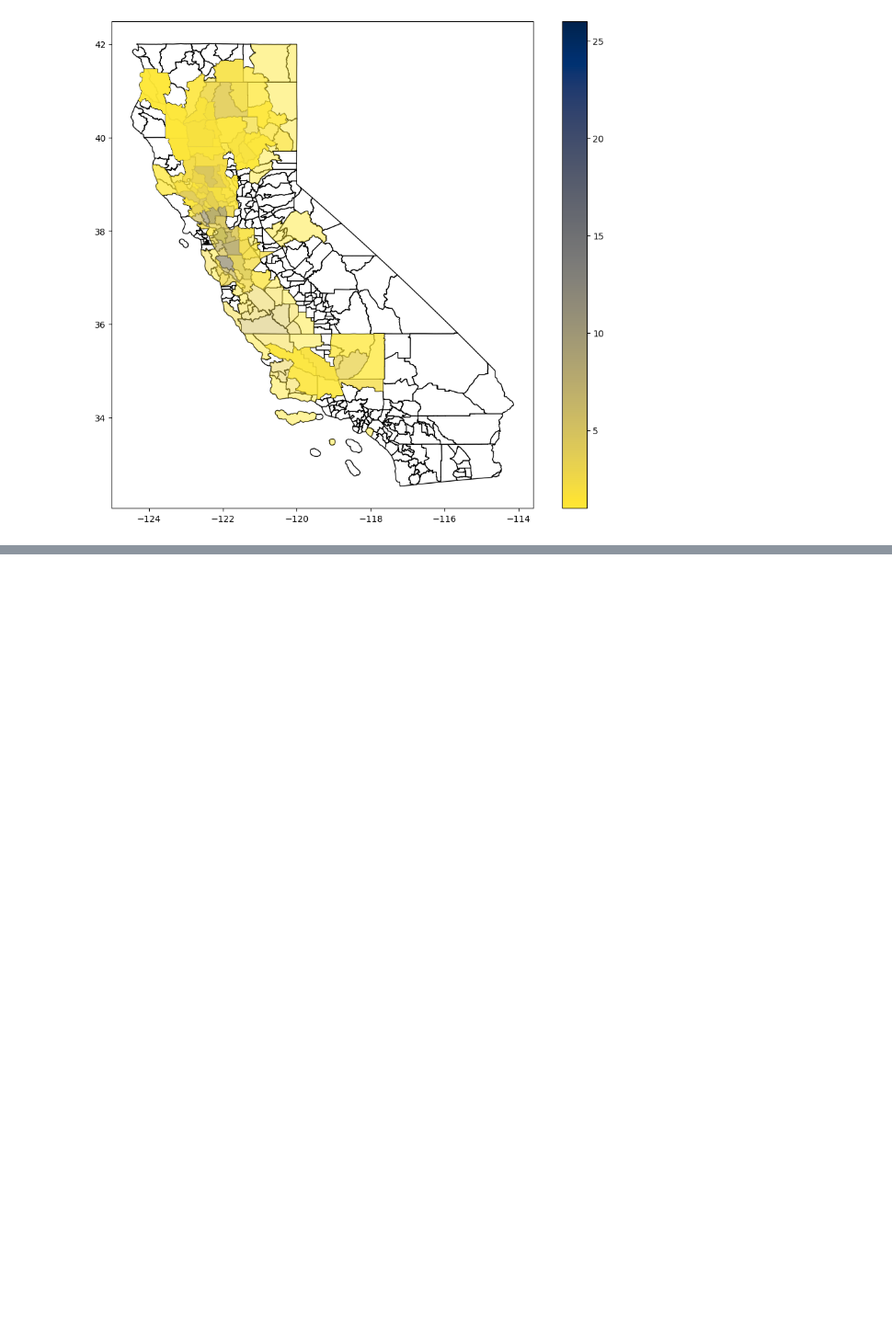
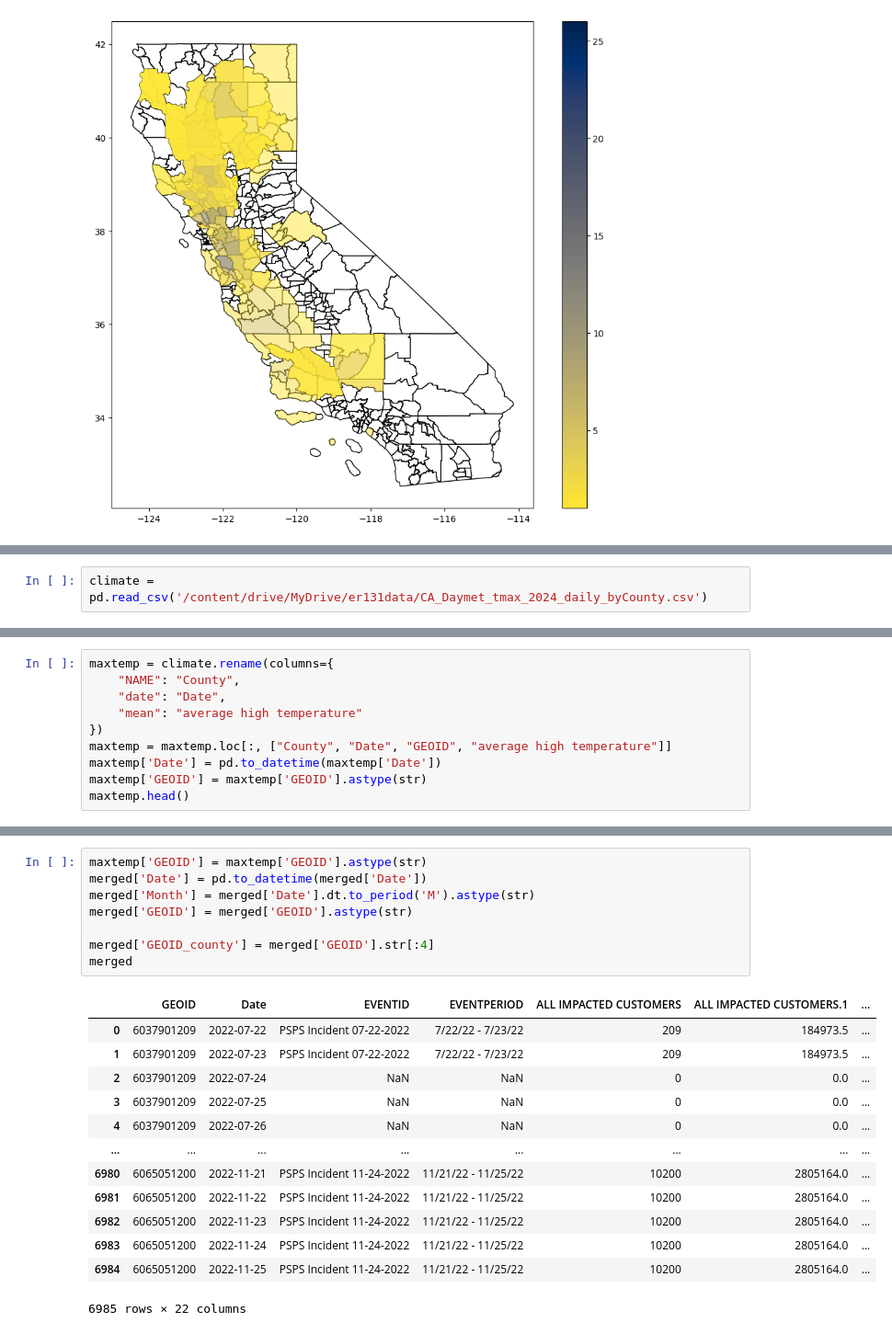
Before and after one commit to JoeyyZhang/ML-based-PSPS-Events-Prediction, a Jupyter notebook: Cleaning_merging.ipynb, the cells around one changed output, grey strips where cells are left out. Shown at 92% size. Saved outputs shown, nothing was run; the diff lists cells and outputs as text; blank space fills up the shorter version.

```diff
--- a/Cleaning_merging.ipynb
+++ b/Cleaning_merging.ipynb
@@ -269,3 +247,5 @@ monthly_avg_maxtemp = maxtemp.groupby(['County', 'GEOID', maxtemp['Date'].dt.to_
 monthly_avg_maxtemp.rename(columns={'Date': 'Month'}, inplace=True)
 monthly_avg_maxtemp['Month'] = monthly_avg_maxtemp['Month'].astype(str)
 display(monthly_avg_maxtemp)
+# %%
+climate = pd.read_csv('/content/drive/MyDrive/er131data/CA_Daymet_tmax_2024_daily_byCounty.csv')
@@ -271,0 +264,10 @@ display(monthly_avg_maxtemp)
+# %%
+maxtemp = climate.rename(columns={
+    "NAME": "County",
+    "date": "Date",
+    "mean": "average high temperature"
+})
+maxtemp = maxtemp.loc[:, ["County", "Date", "GEOID", "average high temperature"]]
+maxtemp['Date'] = pd.to_datetime(maxtemp['Date'])
+maxtemp['GEOID'] = maxtemp['GEOID'].astype(str)
+maxtemp.head()
@@ -271,0 +339,22 @@ display(monthly_avg_maxtemp)
+# %%
+maxtemp['GEOID'] = maxtemp['GEOID'].astype(str)
+merged['Date'] = pd.to_datetime(merged['Date'])
+merged['Month'] = merged['Date'].dt.to_period('M').astype(str)
+merged['GEOID'] = merged['GEOID'].astype(str)
+
+merged['GEOID_county'] = merged['GEOID'].str[:4]
+merged
+# %% [output]
+|  | GEOID | Date | EVENTID | EVENTPERIOD | ALL IMPACTED CUSTOMERS | ALL IMPACTED CUSTOMERS.1 | ... |
+| 0 | 6037901209 | 2022-07-22 | PSPS Incident 07-22-2022 | 7/22/22 - 7/23/22 | 209 | 184973.5 | ... |
+| 1 | 6037901209 | 2022-07-23 | PSPS Incident 07-22-2022 | 7/22/22 - 7/23/22 | 209 | 184973.5 | ... |
+| 2 | 6037901209 | 2022-07-24 | NaN | NaN | 0 | 0.0 | ... |
+| 3 | 6037901209 | 2022-07-25 | NaN | NaN | 0 | 0.0 | ... |
+| 4 | 6037901209 | 2022-07-26 | NaN | NaN | 0 | 0.0 | ... |
+| ... | ... | ... | ... | ... | ... | ... | ... |
+| 6980 | 6065051200 | 2022-11-21 | PSPS Incident 11-24-2022 | 11/21/22 - 11/25/22 | 10200 | 2805164.0 | ... |
+| 6981 | 6065051200 | 2022-11-22 | PSPS Incident 11-24-2022 | 11/21/22 - 11/25/22 | 10200 | 2805164.0 | ... |
+| 6982 | 6065051200 | 2022-11-23 | PSPS Incident 11-24-2022 | 11/21/22 - 11/25/22 | 10200 | 2805164.0 | ... |
+| 6983 | 6065051200 | 2022-11-24 | PSPS Incident 11-24-2022 | 11/21/22 - 11/25/22 | 10200 | 2805164.0 | ... |
+| 6984 | 6065051200 | 2022-11-25 | PSPS Incident 11-24-2022 | 11/21/22 - 11/25/22 | 10200 | 2805164.0 | ... |
+6985 rows × 22 columns
```
Also changed, not shown: parts of 14 cells of this notebook.
